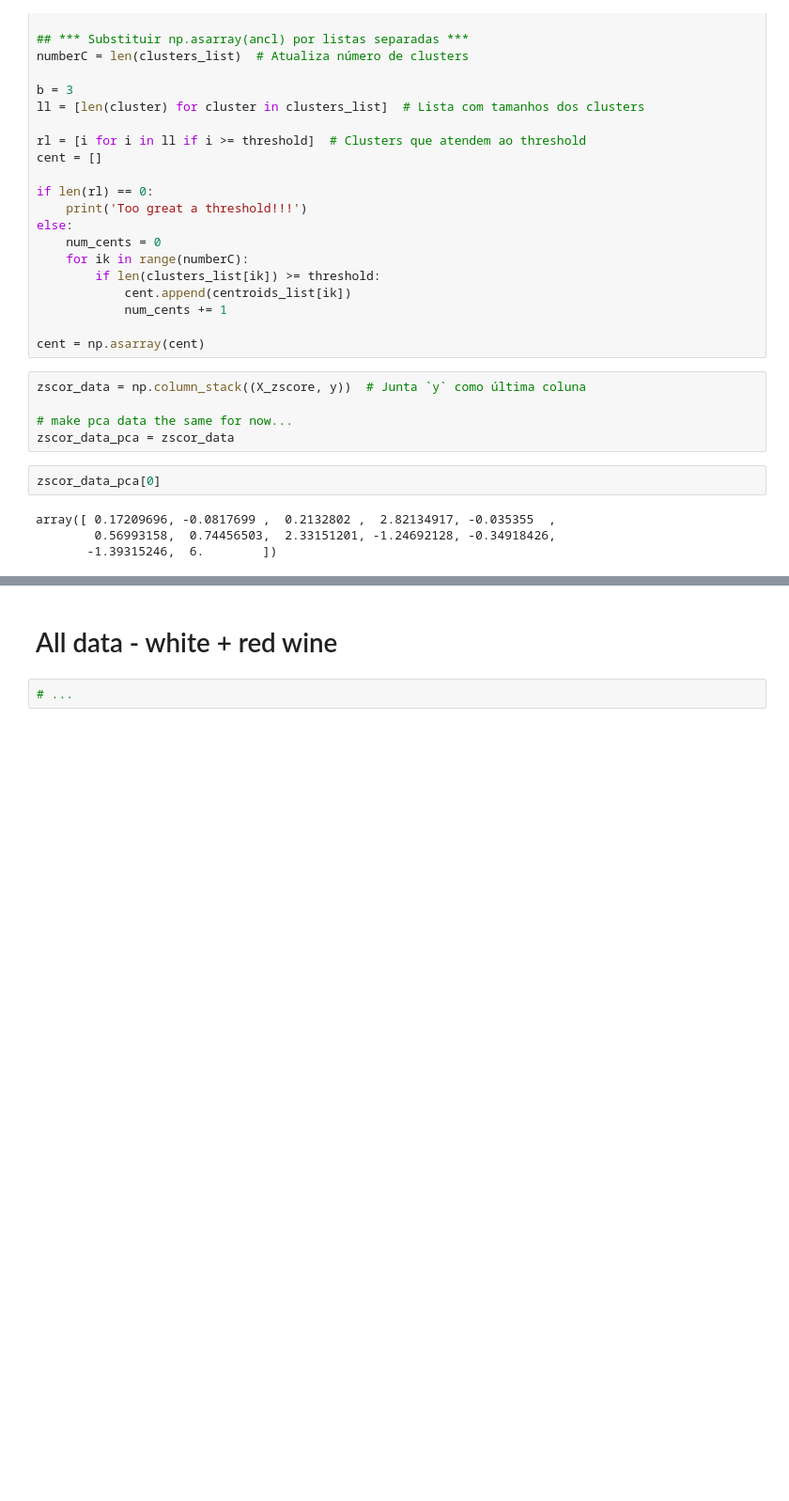
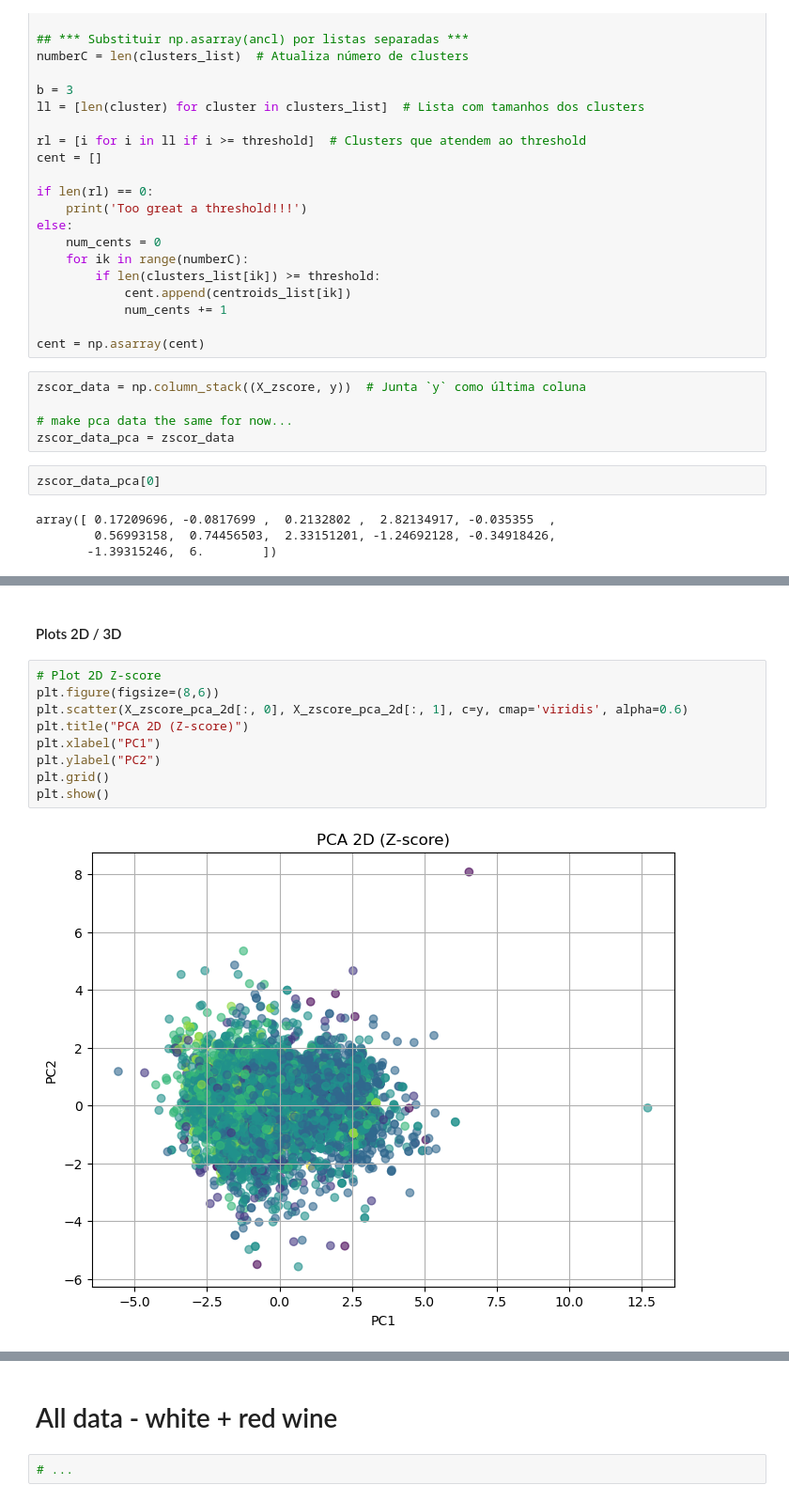
Before and after one commit to tiagosantos63390/pad_proj1, a Jupyter notebook: project1.ipynb, the cells around one changed output, grey strips where cells are left out. Shown at 94% size. Cells and saved outputs as stored; diff of their text form; blank space fills up the shorter version.

```diff
--- a/project1.ipynb
+++ b/project1.ipynb
@@ -460,0 +533,13 @@ AttributeError: 'numpy.ndarray' object has no attribute 'columns'
+# %% [markdown]
+#### Plots 2D / 3D
+# %%
+# Plot 2D Z-score
+plt.figure(figsize=(8,6))
+plt.scatter(X_zscore_pca_2d[:, 0], X_zscore_pca_2d[:, 1], c=y, cmap='viridis', alpha=0.6)
+plt.title("PCA 2D (Z-score)")
+plt.xlabel("PC1")
+plt.ylabel("PC2")
+plt.grid()
+plt.show()
+# %% [output]
+[figure, added]
```
Also changed, not shown: parts of 32 cells of this notebook.
